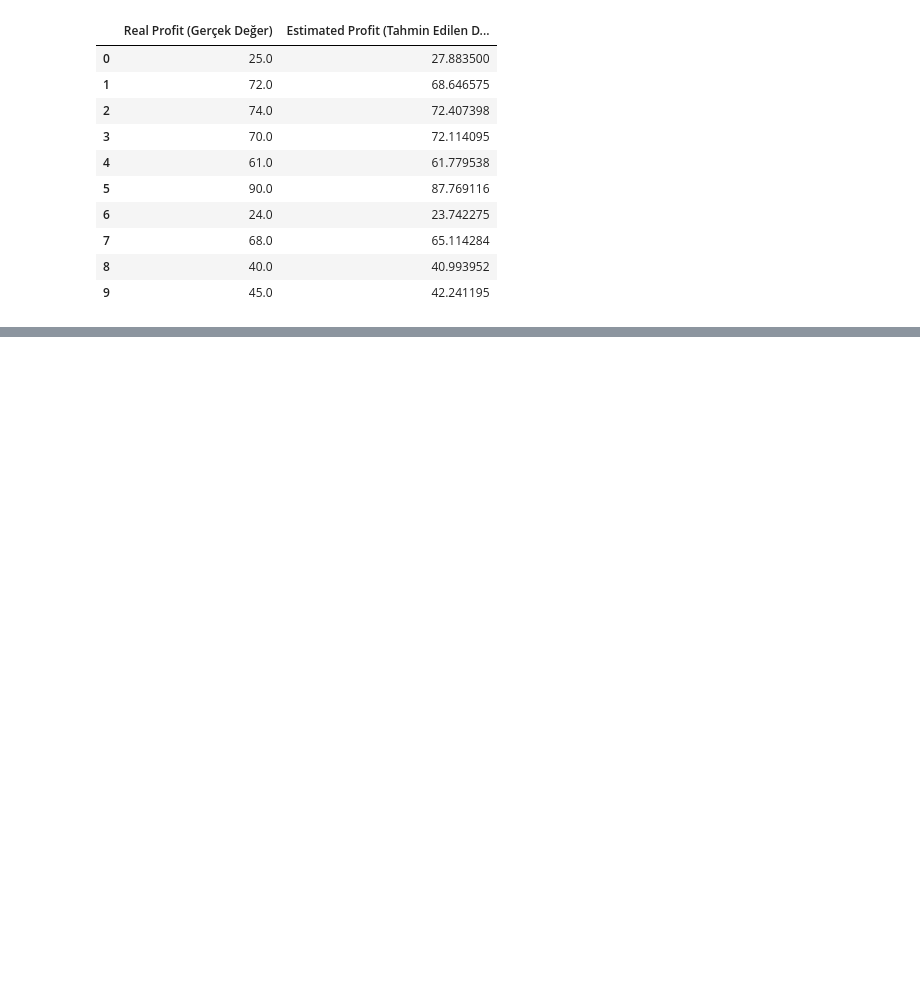
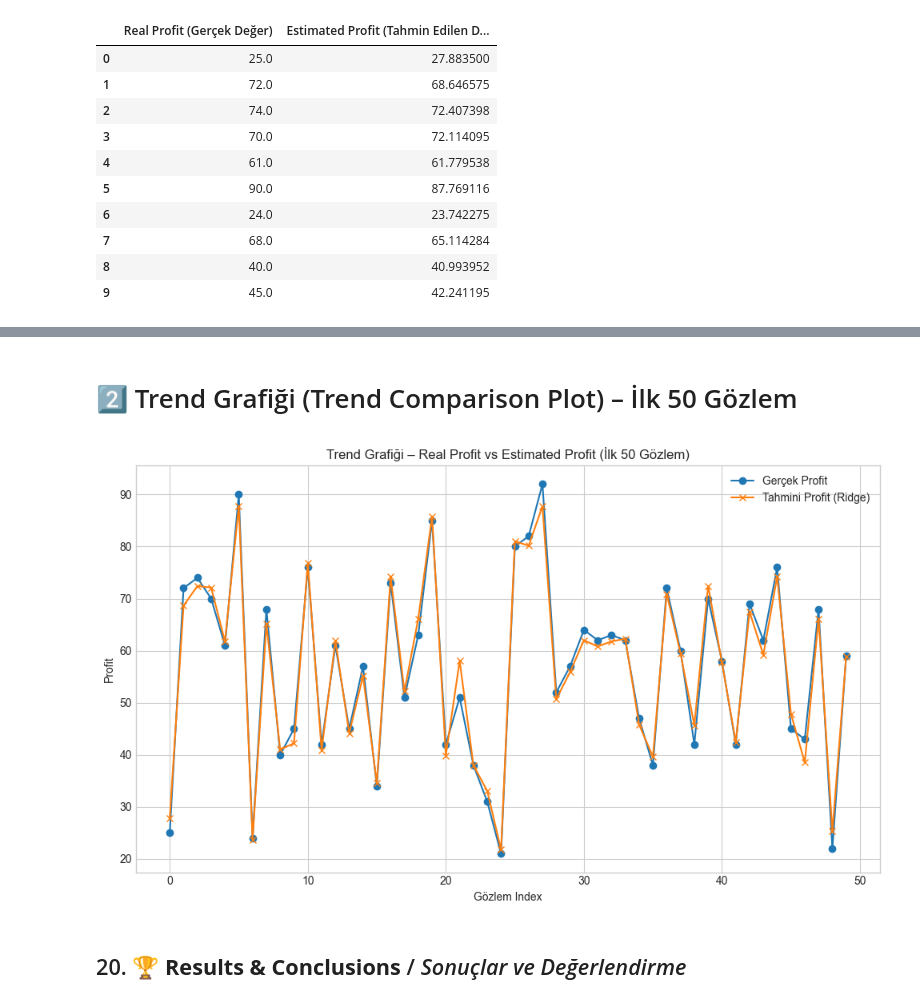
Before and after one commit to GorkemCin/Machine_Learning, a Jupyter notebook: Machine_Learning/supervised_ml/Multiple Linear Regression.ipynb, the cells around one changed output, grey strips where cells are left out. Cells and saved outputs as stored; diff of their text form; code cells hidden in the pictures; blank space fills up the shorter version.

```diff
--- a/Machine_Learning/supervised_ml/Multiple Linear Regression.ipynb
+++ b/Machine_Learning/supervised_ml/Multiple Linear Regression.ipynb
@@ -802,0 +840,18 @@ ridge_comparison.head(10)
+# %% [markdown]
+# 2️⃣ Trend Grafiği (Trend Comparison Plot) – İlk 50 Gözlem
+# %%
+plt.figure(figsize=(10,6))  # Grafik boyutunu 10x6 inç olarak ayarla
+plt.plot(y_test.flatten()[:50], label='Gerçek Profit', marker='o')  # İlk 50 gerçek değer (daire marker)
+plt.plot(ridge_predict.flatten()[:50], label='Tahmini Profit (Ridge)', marker='x')  # İlk 50 tahmin değeri (çarpı marker)
+
+plt.title("Trend Grafiği – Real Profit vs Estimated Profit (İlk 50 Gözlem)")  # Grafik başlığı
+plt.xlabel("Gözlem Index")  # X ekseni etiketi
+plt.ylabel("Profit")  # Y ekseni etiketi
+plt.legend()  # Legend (açıklama kutusu) ekle
+plt.grid(True)  # Kılavuz çizgilerini aç
+plt.tight_layout()  # Öğelerin çakışmaması için otomatik yerleşim
+plt.show()  # Grafiği göster
+# %% [output]
+[figure, added]
+# %% [markdown]
+## 20. 🏆 **Results & Conclusions** / _Sonuçlar ve Değerlendirme_
```
Also changed, not shown: parts of 9 cells of this notebook.
